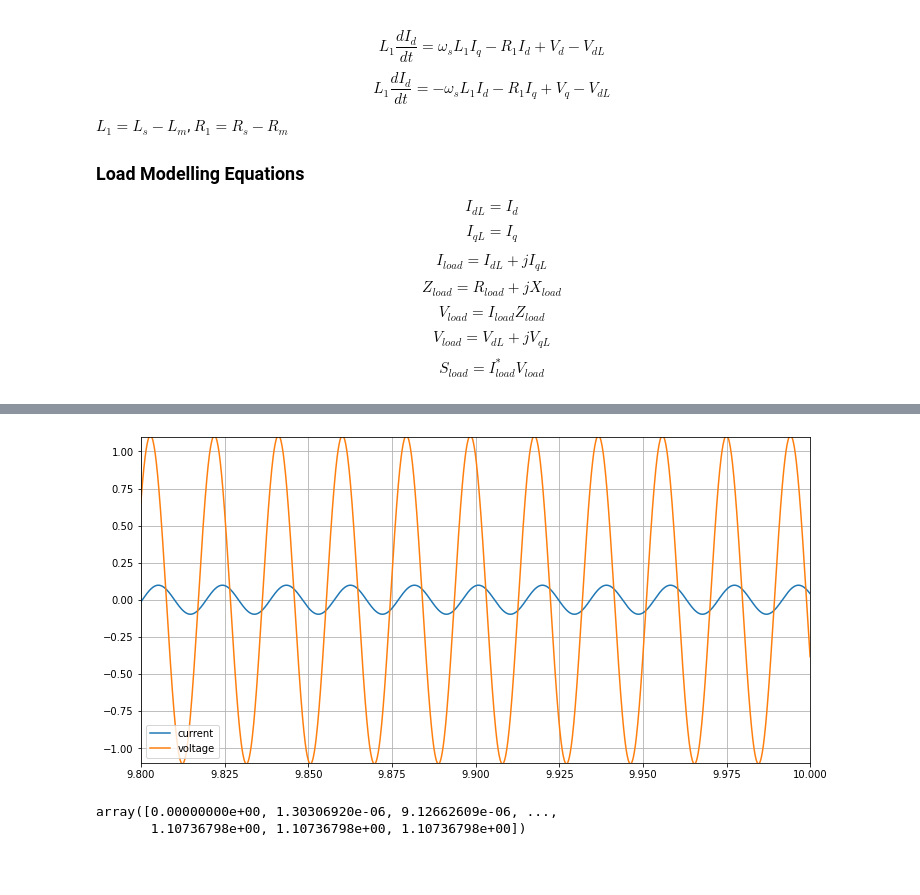
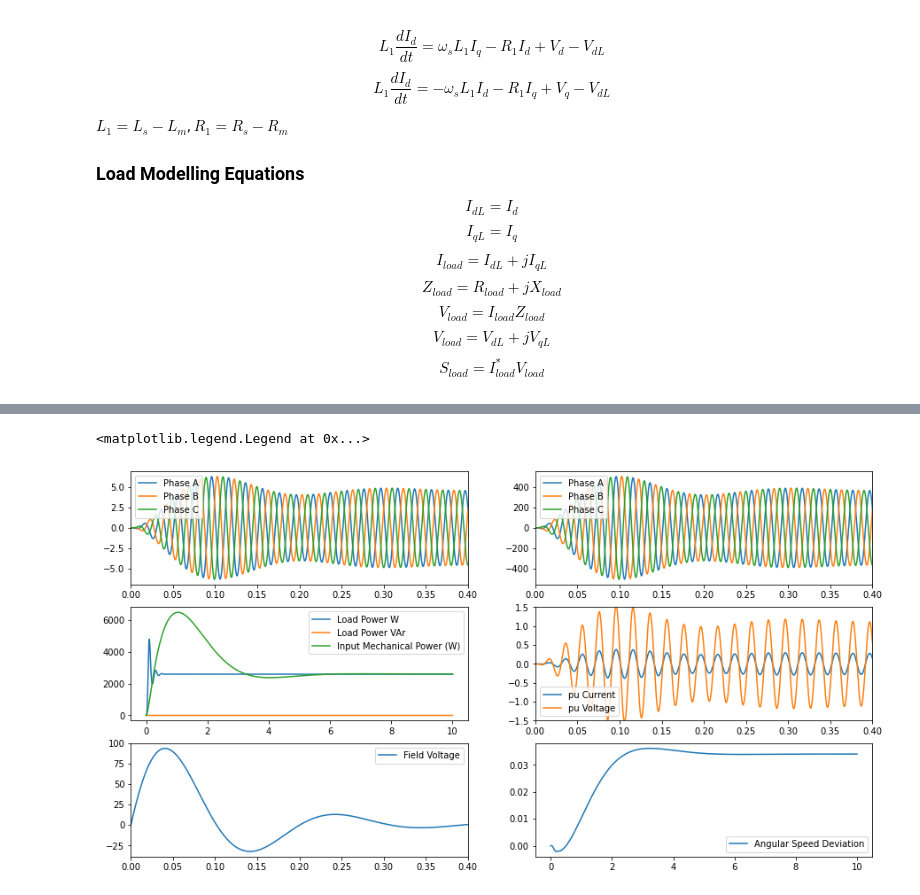
Before and after one commit to deependran7/Simulation-and-Modelling, a Jupyter notebook: Synchronous_machine_model.ipynb, the cells around one changed output, grey strips where cells are left out. Drawn from its saved outputs; the diff is of its cells as text; code cells hidden in the pictures; blank space fills up the shorter version.

```diff
--- a/Synchronous_machine_model.ipynb
+++ b/Synchronous_machine_model.ipynb
@@ -53,12 +53,13 @@ Base_kva = 8.1
 Base_kv = 0.4/sqrt(3)
 Base_kv_peak = sqrt(2)*Base_kv
 Base_i = Base_kva/(3*Base_kv)
+Base_i_peak = sqrt(2)*Base_i
 f_base = 50
 omega_base = 2*pi*f_base
 poles = 2
 omega_m_base = omega_base*(2/poles)
-Z_sbase = Base_kv/Base_i
-Torque_base = Base_kva/omega_m_base
+Z_sbase = Base_kv*1000/Base_i
+Torque_base = Base_kva*1000/omega_m_base
 # %% [markdown]
 <h2>Synchronous Machine With Load</h2>
 <h3>Synchronous Machine Modelling Equations</h3>
@@ -143,9 +144,11 @@ R_1 = R_s - R_m
 #R = V2/p
 
 ##Rate load is 1 pu
-R_load = 8
-X_load = 8
+R_load = 4
+X_load = 0
 Load = complex(R_load,X_load)
+
+##ELC paramters
 # %%
 def system_of_equations(s, t):
   #state variables
@@ -162,6 +165,7 @@ def system_of_equations(s, t):
 
     I_ds = s[7]
     I_qs = s[8]
+
 
 
 
@@ -186,10 +190,10 @@ def system_of_equations(s, t):
     P_sv_dot = (1/T_sv)*(-P_sv + P_ref - (1/(R_d)*d_omega))
     T_m_dot = (1/T_ch)*(-T_m + P_sv)
 
-    I_t = complex(I_ds,I_qs)
+    I_s = complex(I_ds,I_qs)
 
 
-    V_Load = I_t*Load
+    V_Load = (I_s)*Load
     V_dL = np.real(V_Load)
     V_qL = np.imag(V_Load)
 
@@ -274,16 +254,36 @@ for ax in axs.flat:
-# %%
-plt.figure(figsize=(12, 6))
-plt.plot(t,abci[0], label = "current")
-plt.plot(t,abcv[0], label = "voltage")
-
-plt.legend()
-plt.xlim([9.8,10])
-plt.ylim(-1.1,1.1)
-plt.grid()
-# %% [output]
-[figure, removed]
-# %%
-abs(V_Load)
-# %% [output]
-array([0.00000000e+00, 1.30306920e-06, 9.12662609e-06, ...,
-       1.10736798e+00, 1.10736798e+00, 1.10736798e+00])
+# %%
+xlimit = [0,0.4]
+fig, axs = plt.subplots(3, 2,figsize=(15,8))
+axs[0, 0].plot(t,abci[0]*Base_i_peak,label ='Phase A')
+axs[0, 0].plot(t,abci[1]*Base_i_peak, label = "Phase B")
+axs[0, 0].plot(t,abci[2]*Base_i_peak, label = "Phase C")
+axs[0, 0].set_xlim(xlimit)
+axs[0, 0].legend()
+
+axs[0, 1].plot(t,abcv[0]*Base_kv_peak*1000,label ='Phase A')
+axs[0, 1].plot(t,abcv[1]*Base_kv_peak*1000, label = "Phase B")
+axs[0, 1].plot(t,abcv[2]*Base_kv_peak*1000, label = "Phase C")
+axs[0, 1].set_xlim(xlimit)
+axs[0, 1].legend()
+
+axs[1,0].plot(t,apower*Base_kva*1000, label= "Load Power W")
+axs[1,0].plot(t,qpower*Base_kva*1000, label= "Load Power VAr")
+axs[1,0].plot(t,T_m*Base_kva*1000, label = "Input Mechanical Power (W)")
+axs[1,0].legend()
+
+axs[1,1].plot(t,abci[0], label = "pu Current")
+axs[1,1].plot(t,abcv[0], label = "pu Voltage")
+axs[1,1].legend()
+axs[1,1].set_xlim(xlimit)
+axs[1,1].set_ylim([-1.5,1.5])
+
+axs[2,0].plot(t,E_fd, label = "Field Voltage")
+axs[2,0].legend()
+axs[2,0].set_xlim(xlimit)
+
+
+axs[2,1].plot(t,d_omega, label = "Angular Speed Deviation")
+axs[2,1].legend()
+# %% [output]
+<matplotlib.legend.Legend at 0x...>
+[figure, added]
```
Also changed, not shown: parts of 2 cells of this notebook.
